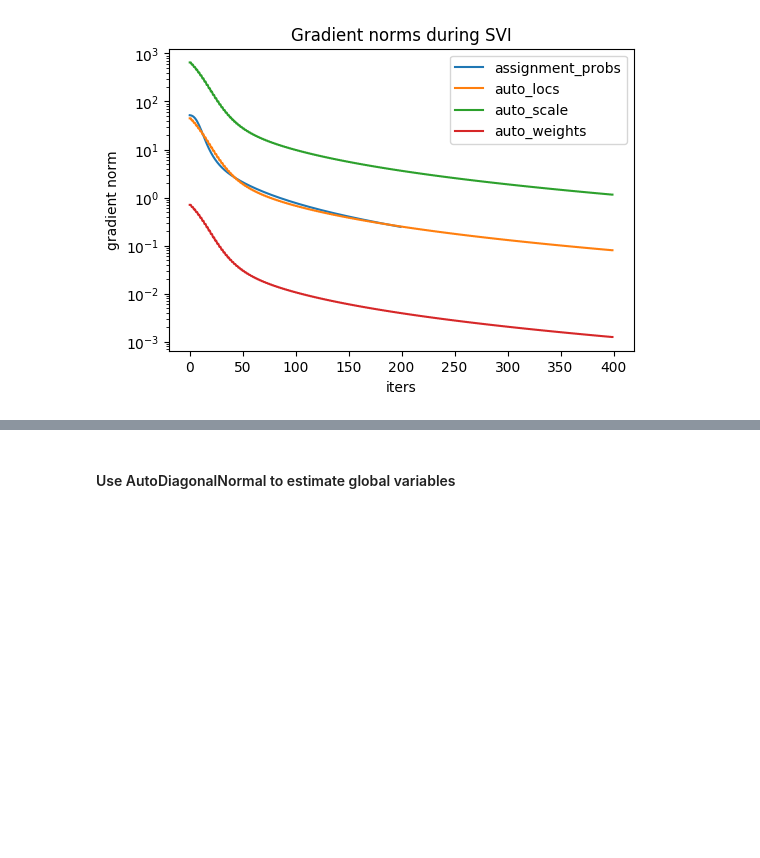
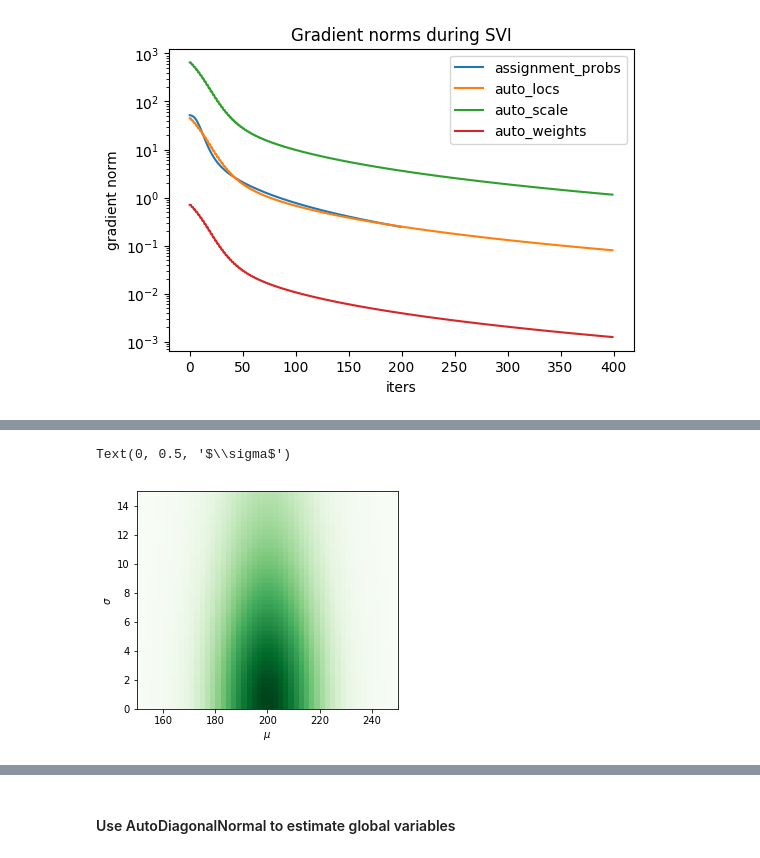
Before and after one commit to MengyaoHuang/Pyro-Study, a Jupyter notebook: GMM_modification.ipynb, the cells around one changed output, grey strips where cells are left out. Cells and saved outputs as stored; diff of their text form; code cells hidden in the pictures; blank space fills up the shorter version.

```diff
--- a/GMM_modification.ipynb
+++ b/GMM_modification.ipynb
@@ -506,0 +555,9 @@ from pyro.optim import Adam
+# %%
+prior = stats.norm(200, 15).pdf(mm) * stats.cauchy(0, 10).pdf(ss)
+# visualization
+plt.imshow(prior, cmap='Greens', aspect=aspect, extent=extent)
+plt.xlabel(r'$\mu$')
+plt.ylabel(r'$\sigma$')
+# %% [output]
+Text(0, 0.5, '$\\sigma$')
+[figure, added]
```
Also changed, not shown: parts of 53 cells of this notebook.
